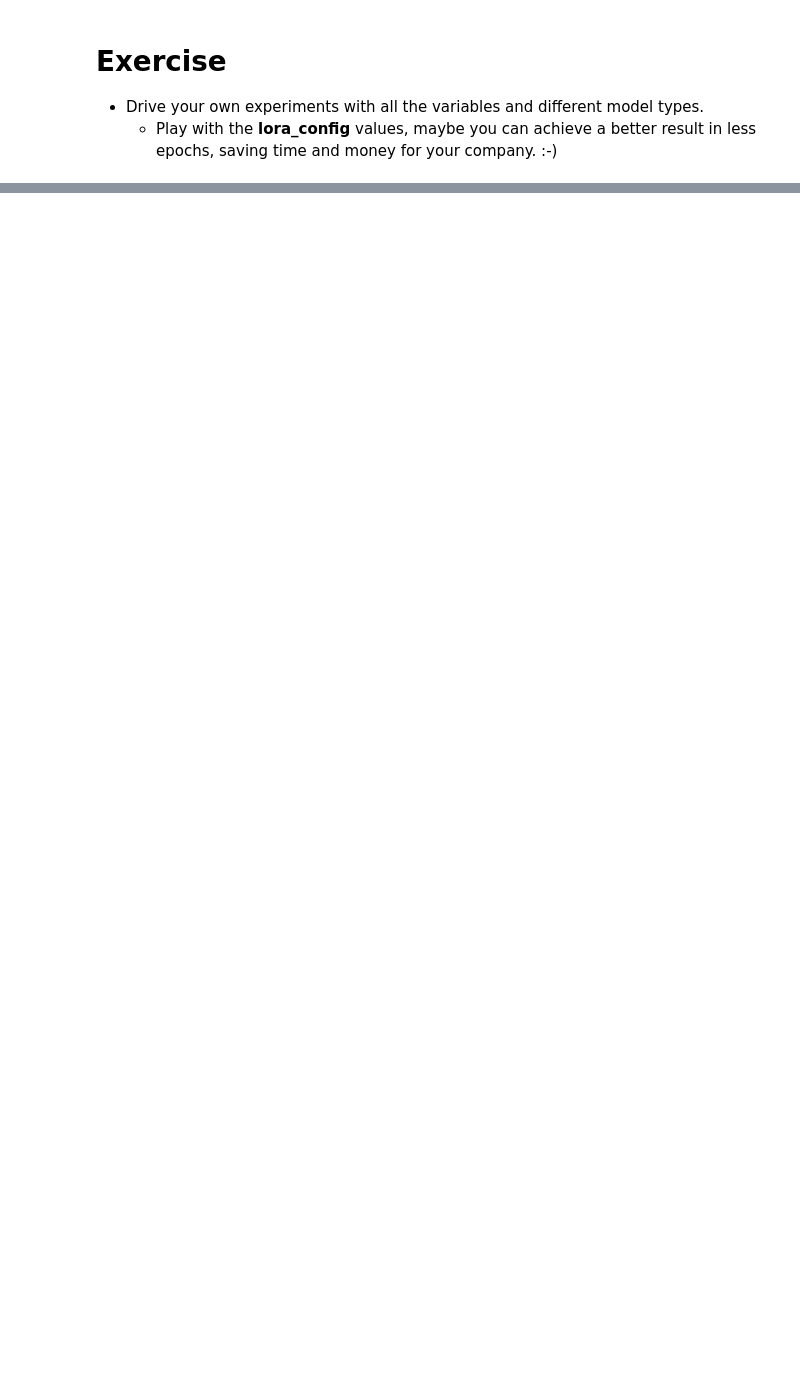
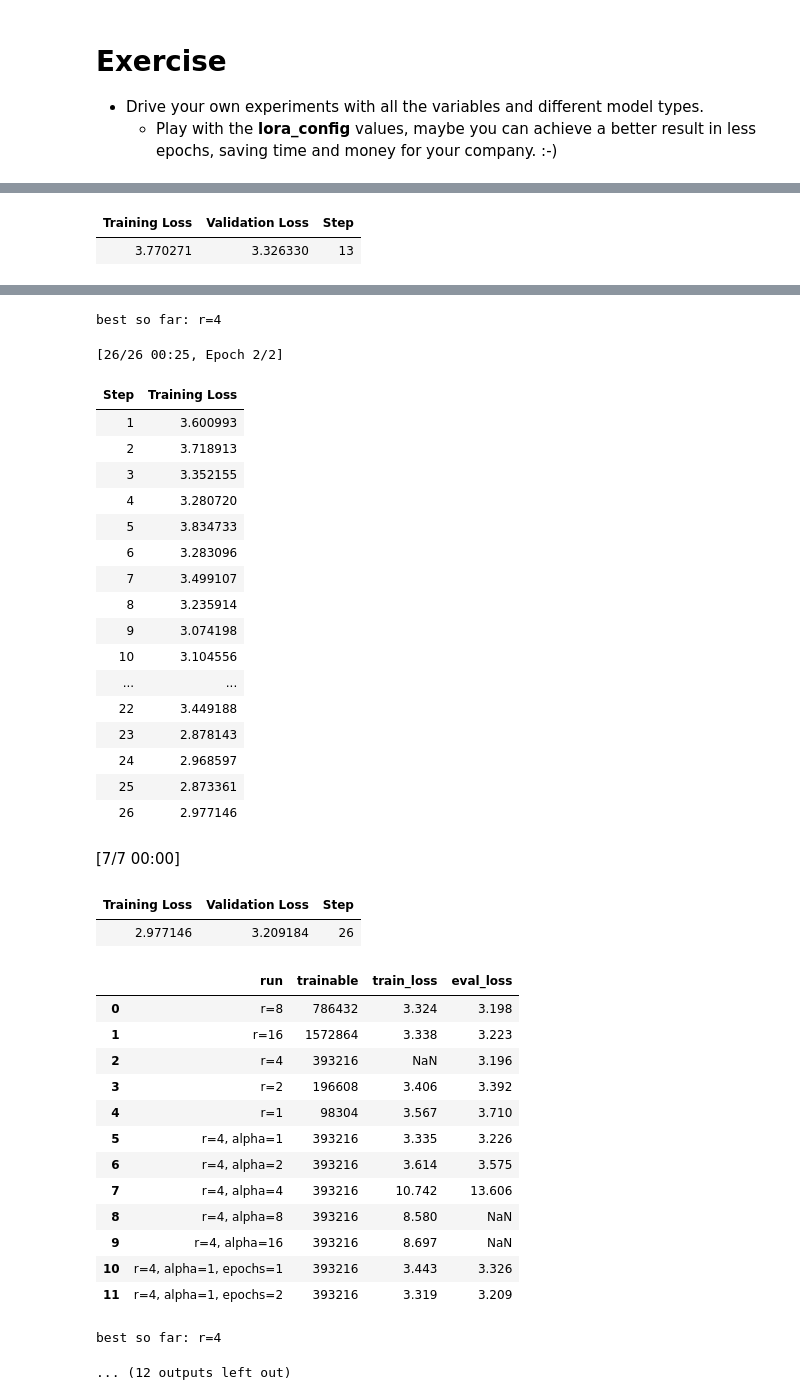
Before and after one commit to Beholdingmars/lab-lora-tuning-peft, a Jupyter notebook: lab-lora-tuning-peft.ipynb, the cells around one changed output, grey strips where cells are left out. Drawn from its saved outputs; the diff is of its cells as text; code cells hidden in the pictures; blank space fills up the shorter version.

```diff
--- a/lab-lora-tuning-peft.ipynb
+++ b/lab-lora-tuning-peft.ipynb
@@ -300,0 +725,28 @@ print(tokenizer.batch_decode(outputs, skip_special_tokens=True))
+# %%
+import copy
+
+epochs_list = [1, 2, 3, 4]
+
+for ep in epochs_list:
+    foundation_model = AutoModelForCausalLM.from_pretrained(model_name, device_map="auto", attn_implementation="eager")
+    foundation_model.config.pad_token_id = tokenizer.pad_token_id
+
+    cfg = LoraConfig(r=4, lora_alpha=1, target_modules=["query_key_value"],
+                     lora_dropout=0.05, bias="none", task_type="CAUSAL_LM")
+    peft_model_e = get_peft_model(foundation_model, cfg)
+    peft_model_e.enable_input_require_grads()
+
+    args_e = copy.deepcopy(training_args)   # same settings as before...
+    args_e.num_train_epochs = ep            # ...except the epochs
+
+    trainer_e = Trainer(model=peft_model_e, args=args_e,
+                        train_dataset=train_sample, data_collator=data_collator)
+    trainer_e.train()
+
+    table = log_run(f"r=4, alpha=1, epochs={ep}", peft_model_e, trainer_e, eval_sample)
+    display(table.reset_index(drop=True))
+    print("best so far:", table.loc[table["eval_loss"].idxmin(), "run"])
+
+    del peft_model_e, trainer_e, foundation_model
+    gc.collect(); torch.cuda.empty_cache()
+# %% [output]
@@ -300,0 +769,2 @@ print(tokenizer.batch_decode(outputs, skip_special_tokens=True))
+| Training Loss | Validation Loss | Step |
+| 3.770271 | 3.326330 | 13 |
@@ -300,0 +783,37 @@ print(tokenizer.batch_decode(outputs, skip_special_tokens=True))
+best so far: r=4
+[26/26 00:25, Epoch 2/2]
+| Step | Training Loss |
+| 1 | 3.600993 |
+| 2 | 3.718913 |
+| 3 | 3.352155 |
+| 4 | 3.280720 |
+| 5 | 3.834733 |
+| 6 | 3.283096 |
+| 7 | 3.499107 |
+| 8 | 3.235914 |
+| 9 | 3.074198 |
+| 10 | 3.104556 |
+| ... | ... |
+| 22 | 3.449188 |
+| 23 | 2.878143 |
+| 24 | 2.968597 |
+| 25 | 2.873361 |
+| 26 | 2.977146 |
+[7/7 00:00]
+| Training Loss | Validation Loss | Step |
+| 2.977146 | 3.209184 | 26 |
+|  | run | trainable | train_loss | eval_loss |
+| 0 | r=8 | 786432 | 3.324 | 3.198 |
+| 1 | r=16 | 1572864 | 3.338 | 3.223 |
+| 2 | r=4 | 393216 | NaN | 3.196 |
+| 3 | r=2 | 196608 | 3.406 | 3.392 |
+| 4 | r=1 | 98304 | 3.567 | 3.710 |
+| 5 | r=4, alpha=1 | 393216 | 3.335 | 3.226 |
+| 6 | r=4, alpha=2 | 393216 | 3.614 | 3.575 |
+| 7 | r=4, alpha=4 | 393216 | 10.742 | 13.606 |
+| 8 | r=4, alpha=8 | 393216 | 8.580 | NaN |
+| 9 | r=4, alpha=16 | 393216 | 8.697 | NaN |
+| 10 | r=4, alpha=1, epochs=1 | 393216 | 3.443 | 3.326 |
+| 11 | r=4, alpha=1, epochs=2 | 393216 | 3.319 | 3.209 |
+best so far: r=4
+... (12 outputs left out)
```
Also changed, not shown: parts of 26 cells of this notebook.
